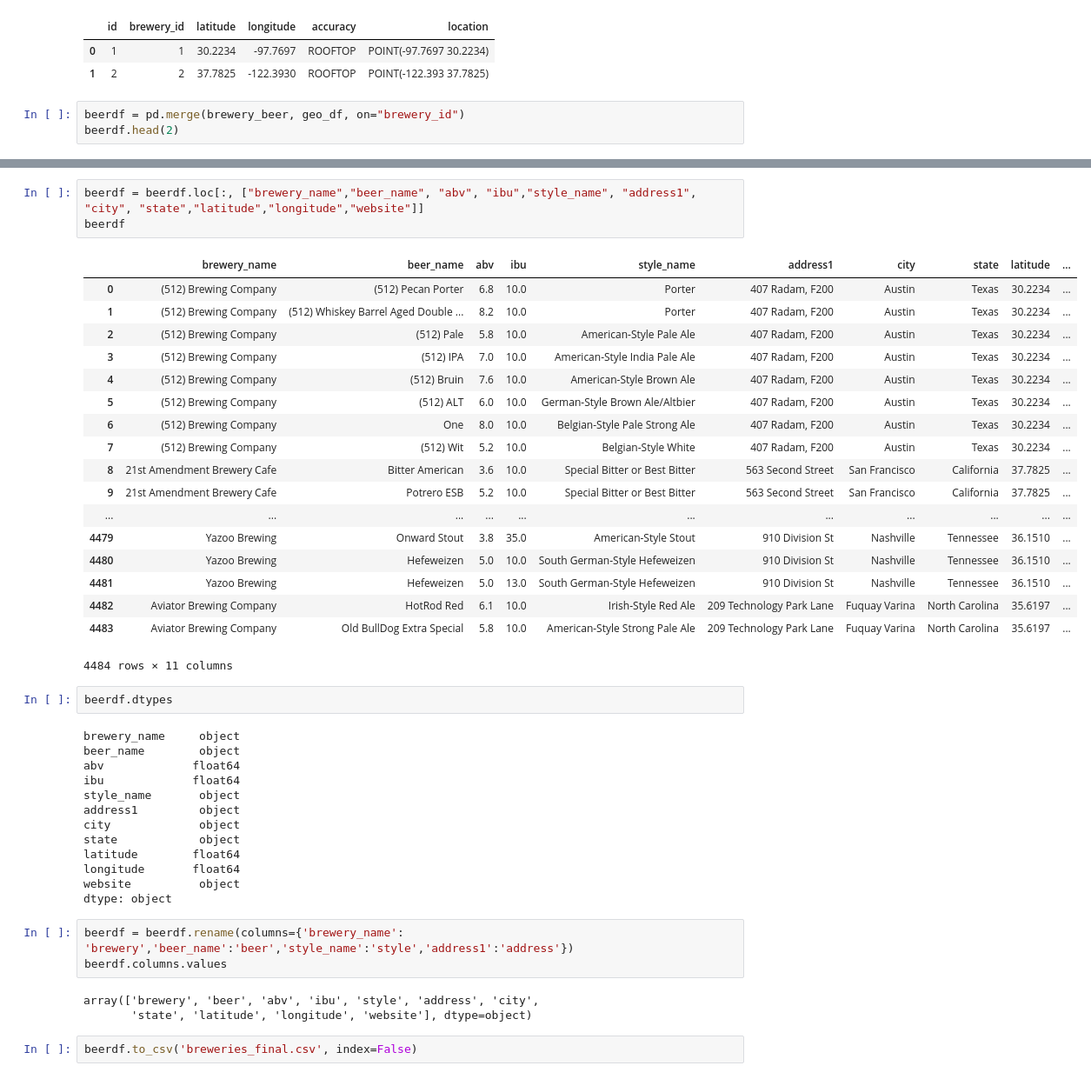
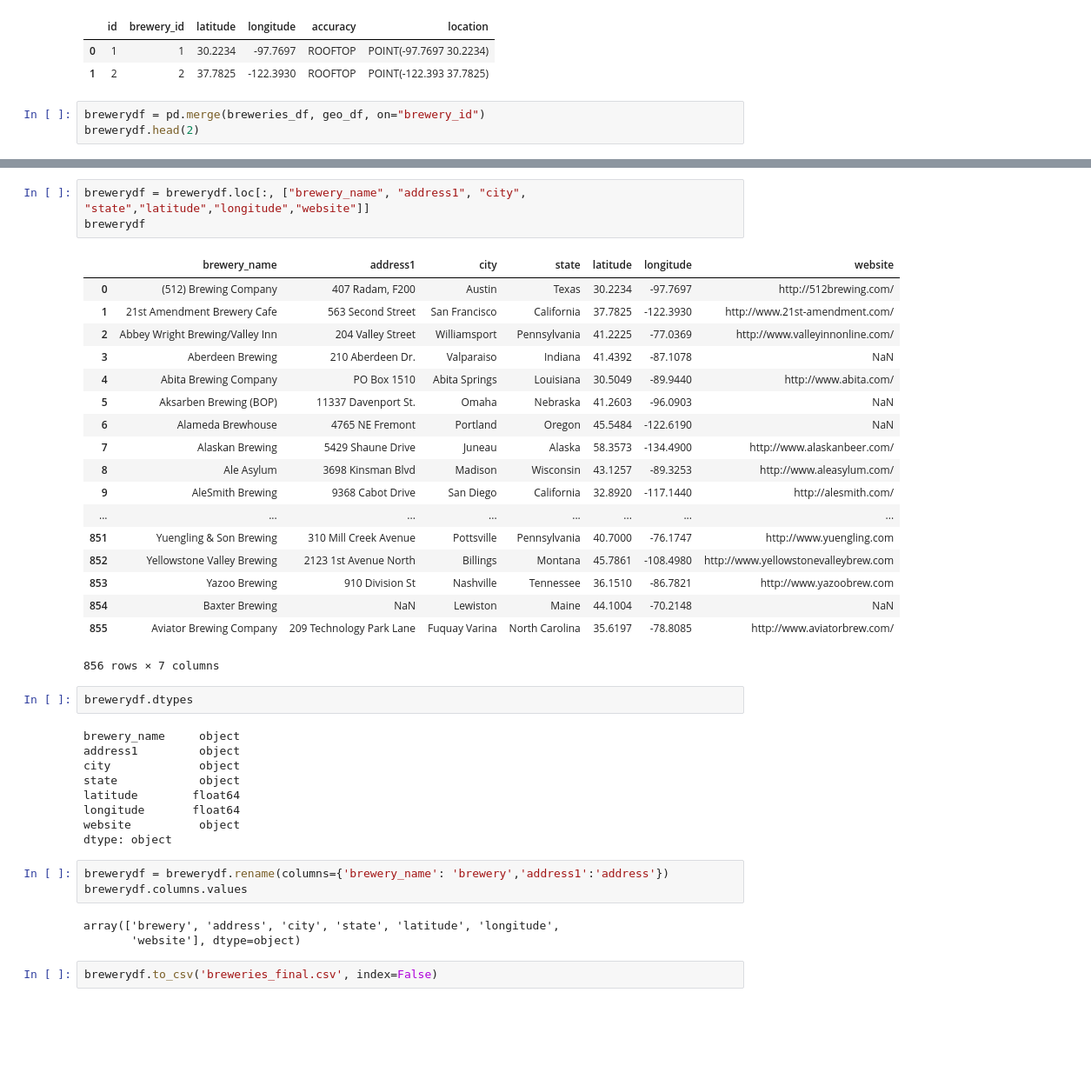
Before and after one commit to bbasista87/Project-2-Brewery-App, a Jupyter notebook: data/beers&breweries.ipynb, the cells around one changed output, grey strips where cells are left out. Shown at 87% size. Drawn from its saved outputs; the diff is of its cells as text; blank space fills up the shorter version.

```diff
--- a/data/beers&breweries.ipynb
+++ b/data/beers&breweries.ipynb
@@ -103,6 +144,6 @@ geo_df.head(2)
 | 0 | 1 | 1 | 30.2234 | -97.7697 | ROOFTOP | POINT(-97.7697 30.2234) |
 | 1 | 2 | 2 | 37.7825 | -122.3930 | ROOFTOP | POINT(-122.393 37.7825) |
 # %%
-beerdf = pd.merge(brewery_beer, geo_df, on="brewery_id")
-beerdf.head(2)
+brewerydf = pd.merge(breweries_df, geo_df, on="brewery_id")
+brewerydf.head(2)
 # %% [output]
@@ -113,33 +153,29 @@ beerdf.head(2)
 # %%
-beerdf = beerdf.loc[:, ["brewery_name","beer_name", "abv", "ibu","style_name", "address1", "city", "state","latitude","longitude","website"]]
-beerdf
+brewerydf = brewerydf.loc[:, ["brewery_name", "address1", "city", "state","latitude","longitude","website"]]
+brewerydf
 # %% [output]
-|  | brewery_name | beer_name | abv | ibu | style_name | address1 | city | state | latitude | ... |
-| 0 | (512) Brewing Company | (512) Pecan Porter | 6.8 | 10.0 | Porter | 407 Radam, F200 | Austin | Texas | 30.2234 | ... |
-| 1 | (512) Brewing Company | (512) Whiskey Barrel Aged Double ... | 8.2 | 10.0 | Porter | 407 Radam, F200 | Austin | Texas | 30.2234 | ... |
-| 2 | (512) Brewing Company | (512) Pale | 5.8 | 10.0 | American-Style Pale Ale | 407 Radam, F200 | Austin | Texas | 30.2234 | ... |
-| 3 | (512) Brewing Company | (512) IPA | 7.0 | 10.0 | American-Style India Pale Ale | 407 Radam, F200 | Austin | Texas | 30.2234 | ... |
-| 4 | (512) Brewing Company | (512) Bruin | 7.6 | 10.0 | American-Style Brown Ale | 407 Radam, F200 | Austin | Texas | 30.2234 | ... |
-| 5 | (512) Brewing Company | (512) ALT | 6.0 | 10.0 | German-Style Brown Ale/Altbier | 407 Radam, F200 | Austin | Texas | 30.2234 | ... |
-| 6 | (512) Brewing Company | One | 8.0 | 10.0 | Belgian-Style Pale Strong Ale | 407 Radam, F200 | Austin | Texas | 30.2234 | ... |
-| 7 | (512) Brewing Company | (512) Wit | 5.2 | 10.0 | Belgian-Style White | 407 Radam, F200 | Austin | Texas | 30.2234 | ... |
-| 8 | 21st Amendment Brewery Cafe | Bitter American | 3.6 | 10.0 | Special Bitter or Best Bitter | 563 Second Street | San Francisco | California | 37.7825 | ... |
-| 9 | 21st Amendment Brewery Cafe | Potrero ESB | 5.2 | 10.0 | Special Bitter or Best Bitter | 563 Second Street | San Francisco | California | 37.7825 | ... |
-| ... | ... | ... | ... | ... | ... | ... | ... | ... | ... | ... |
-| 4479 | Yazoo Brewing | Onward Stout | 3.8 | 35.0 | American-Style Stout | 910 Division St | Nashville | Tennessee | 36.1510 | ... |
-| 4480 | Yazoo Brewing | Hefeweizen | 5.0 | 10.0 | South German-Style Hefeweizen | 910 Division St | Nashville | Tennessee | 36.1510 | ... |
-| 4481 | Yazoo Brewing | Hefeweizen | 5.0 | 13.0 | South German-Style Hefeweizen | 910 Division St | Nashville | Tennessee | 36.1510 | ... |
-| 4482 | Aviator Brewing Company | HotRod Red | 6.1 | 10.0 | Irish-Style Red Ale | 209 Technology Park Lane | Fuquay Varina | North Carolina | 35.6197 | ... |
-| 4483 | Aviator Brewing Company | Old BullDog Extra Special | 5.8 | 10.0 | American-Style Strong Pale Ale | 209 Technology Park Lane | Fuquay Varina | North Carolina | 35.6197 | ... |
+|  | brewery_name | address1 | city | state | latitude | longitude | website |
+| 0 | (512) Brewing Company | 407 Radam, F200 | Austin | Texas | 30.2234 | -97.7697 | http://512brewing.com/ |
+| 1 | 21st Amendment Brewery Cafe | 563 Second Street | San Francisco | California | 37.7825 | -122.3930 | http://www.21st-amendment.com/ |
+| 2 | Abbey Wright Brewing/Valley Inn | 204 Valley Street | Williamsport | Pennsylvania | 41.2225 | -77.0369 | http://www.valleyinnonline.com/ |
+| 3 | Aberdeen Brewing | 210 Aberdeen Dr. | Valparaiso | Indiana | 41.4392 | -87.1078 | NaN |
+| 4 | Abita Brewing Company | PO Box 1510 | Abita Springs | Louisiana | 30.5049 | -89.9440 | http://www.abita.com/ |
+| 5 | Aksarben Brewing (BOP) | 11337 Davenport St. | Omaha | Nebraska | 41.2603 | -96.0903 | NaN |
+| 6 | Alameda Brewhouse | 4765 NE Fremont | Portland | Oregon | 45.5484 | -122.6190 | NaN |
+| 7 | Alaskan Brewing | 5429 Shaune Drive | Juneau | Alaska | 58.3573 | -134.4900 | http://www.alaskanbeer.com/ |
+| 8 | Ale Asylum | 3698 Kinsman Blvd | Madison | Wisconsin | 43.1257 | -89.3253 | http://www.aleasylum.com/ |
+| 9 | AleSmith Brewing | 9368 Cabot Drive | San Diego | California | 32.8920 | -117.1440 | http://alesmith.com/ |
+| ... | ... | ... | ... | ... | ... | ... | ... |
+| 851 | Yuengling & Son Brewing | 310 Mill Creek Avenue | Pottsville | Pennsylvania | 40.7000 | -76.1747 | http://www.yuengling.com |
+| 852 | Yellowstone Valley Brewing | 2123 1st Avenue North | Billings | Montana | 45.7861 | -108.4980 | http://www.yellowstonevalleybrew.com |
+| 853 | Yazoo Brewing | 910 Division St | Nashville | Tennessee | 36.1510 | -86.7821 | http://www.yazoobrew.com |
+| 854 | Baxter Brewing | NaN | Lewiston | Maine | 44.1004 | -70.2148 | NaN |
+| 855 | Aviator Brewing Company | 209 Technology Park Lane | Fuquay Varina | North Carolina | 35.6197 | -78.8085 | http://www.aviatorbrew.com/ |
-4484 rows × 11 columns
+856 rows × 7 columns
 # %%
-beerdf.dtypes
+brewerydf.dtypes
 # %% [output]
 brewery_name     object
-beer_name        object
-abv             float64
-ibu             float64
-style_name       object
 address1         object
 city             object
 state            object
@@ -148,10 +184,10 @@ longitude       float64
 website          object
 dtype: object
 # %%
-beerdf = beerdf.rename(columns={'brewery_name': 'brewery','beer_name':'beer','style_name':'style','address1':'address'})
-beerdf.columns.values
+brewerydf = brewerydf.rename(columns={'brewery_name': 'brewery','address1':'address'})
+brewerydf.columns.values
 # %% [output]
-array(['brewery', 'beer', 'abv', 'ibu', 'style', 'address', 'city',
-       'state', 'latitude', 'longitude', 'website'], dtype=object)
+array(['brewery', 'address', 'city', 'state', 'latitude', 'longitude',
+       'website'], dtype=object)
 # %%
-beerdf.to_csv('breweries_final.csv', index=False)
+brewerydf.to_csv('breweries_final.csv', index=False)
```
Also changed, not shown: parts of 6 cells of this notebook, 16 other files.
